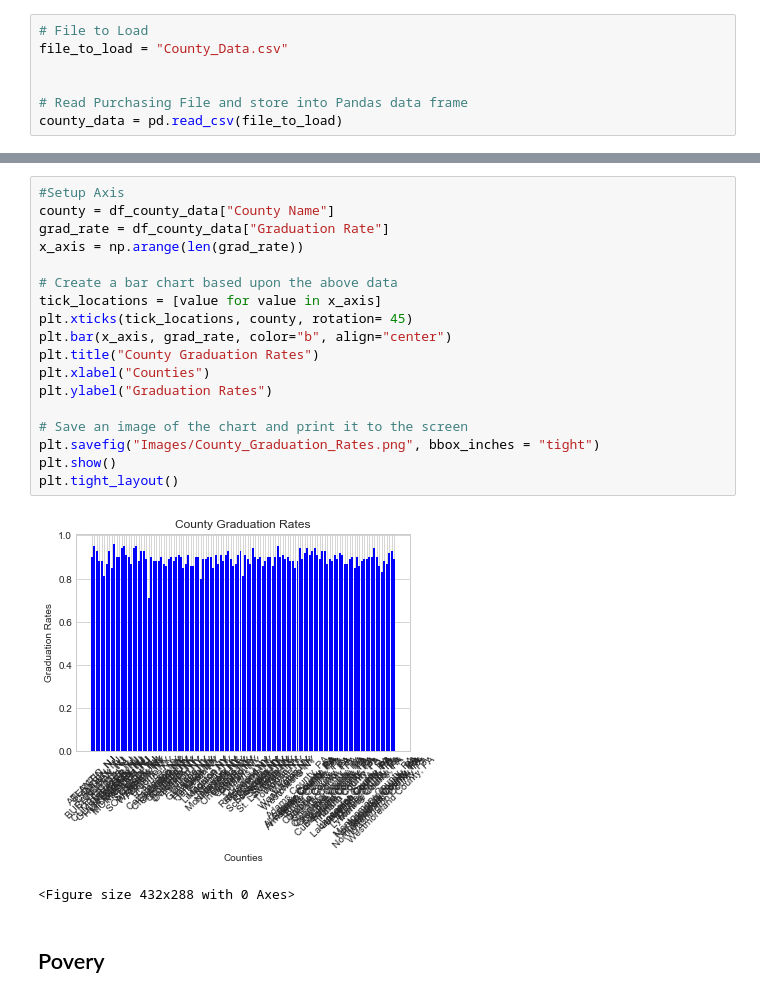
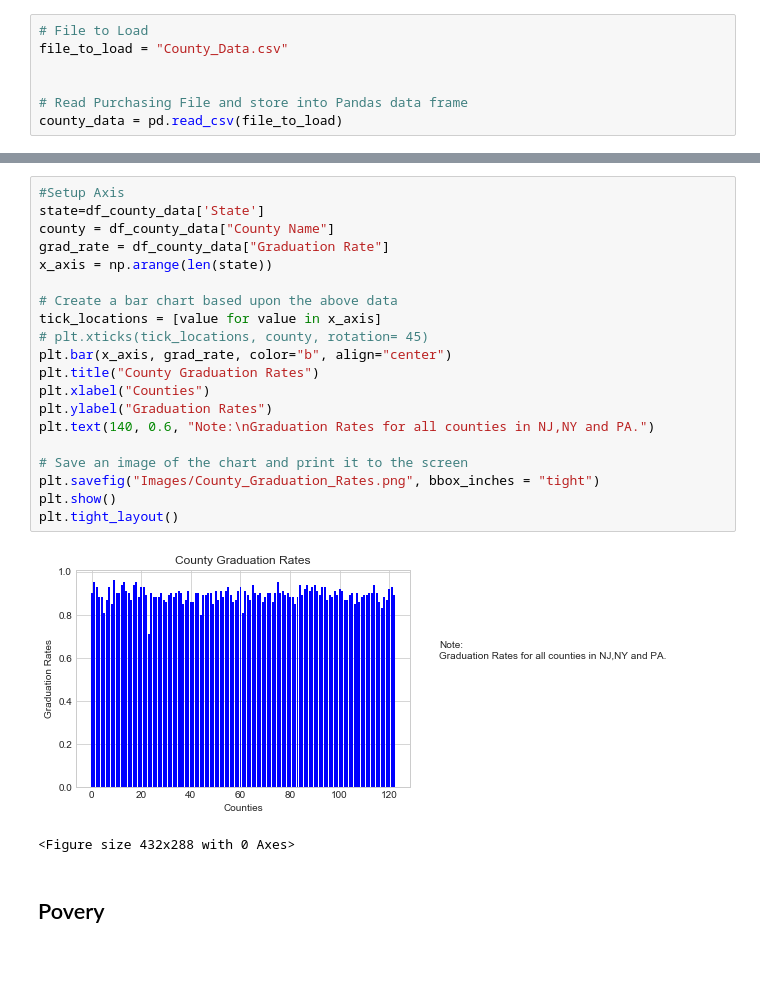
Before and after one commit to Areej32/project, a Jupyter notebook: Clean Data/Models.ipynb, the cells around one changed output, grey strips where cells are left out. Saved outputs shown, nothing was run; the diff lists cells and outputs as text; blank space fills up the shorter version.

```diff
--- a/Clean Data/Models.ipynb
+++ b/Clean Data/Models.ipynb
@@ -37,23 +37,25 @@ df_county_data
 # %%
 #Setup Axis
+state=df_county_data['State']
 county = df_county_data["County Name"]
 grad_rate = df_county_data["Graduation Rate"]
-x_axis = np.arange(len(grad_rate))
+x_axis = np.arange(len(state))
 
 # Create a bar chart based upon the above data
 tick_locations = [value for value in x_axis]
-plt.xticks(tick_locations, county, rotation= 45)
+# plt.xticks(tick_locations, county, rotation= 45)
 plt.bar(x_axis, grad_rate, color="b", align="center")
 plt.title("County Graduation Rates")
 plt.xlabel("Counties")
 plt.ylabel("Graduation Rates")
+plt.text(140, 0.6, "Note:\nGraduation Rates for all counties in NJ,NY and PA.")
 
 # Save an image of the chart and print it to the screen
 plt.savefig("Images/County_Graduation_Rates.png", bbox_inches = "tight")
 plt.show()
 plt.tight_layout()
 # %% [output]
-[figure, old version]
+[figure, new version]
 <Figure size 432x288 with 0 Axes>
 # %% [markdown]
 ## Povery
```
Also changed, not shown: parts of 16 cells of this notebook, 19 other files.
